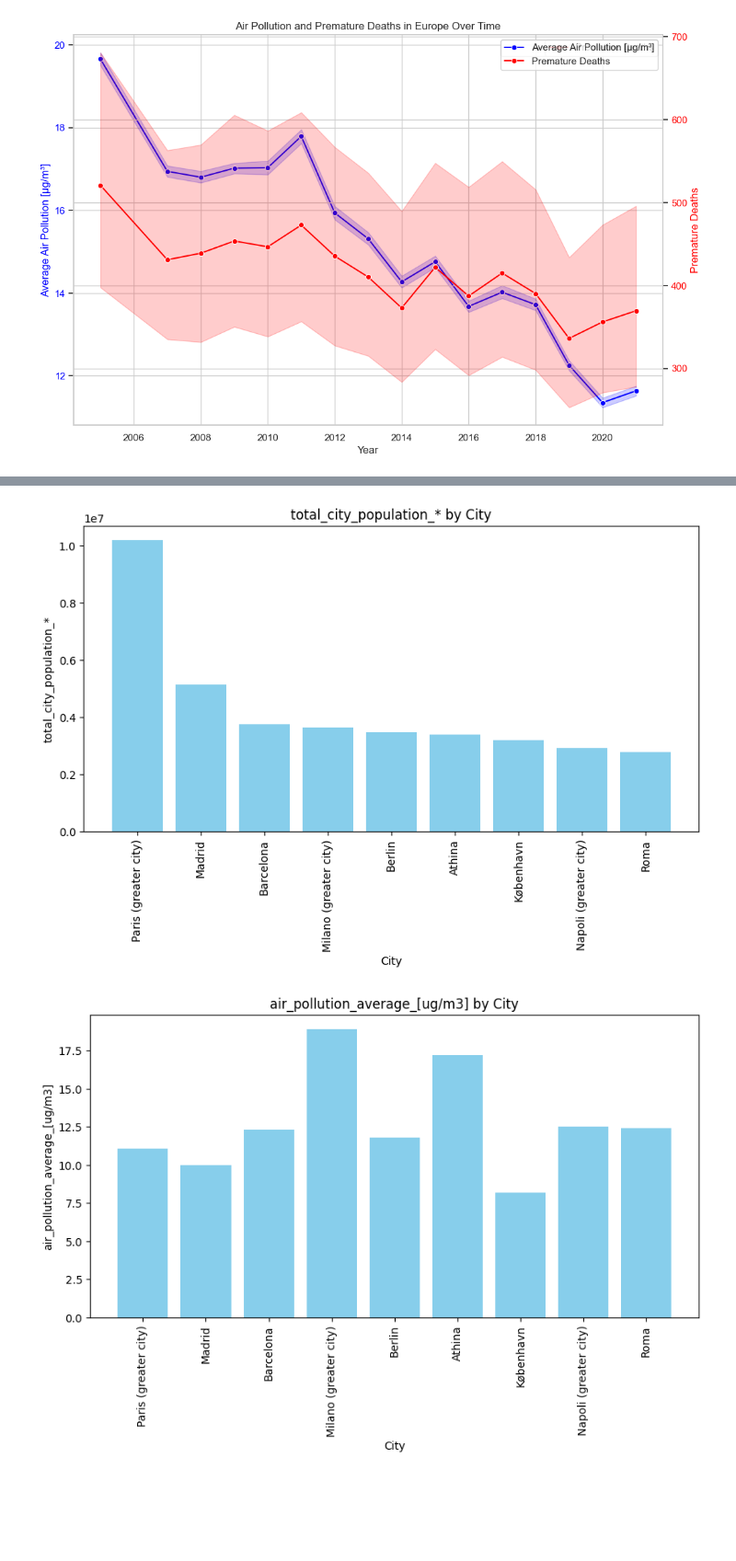
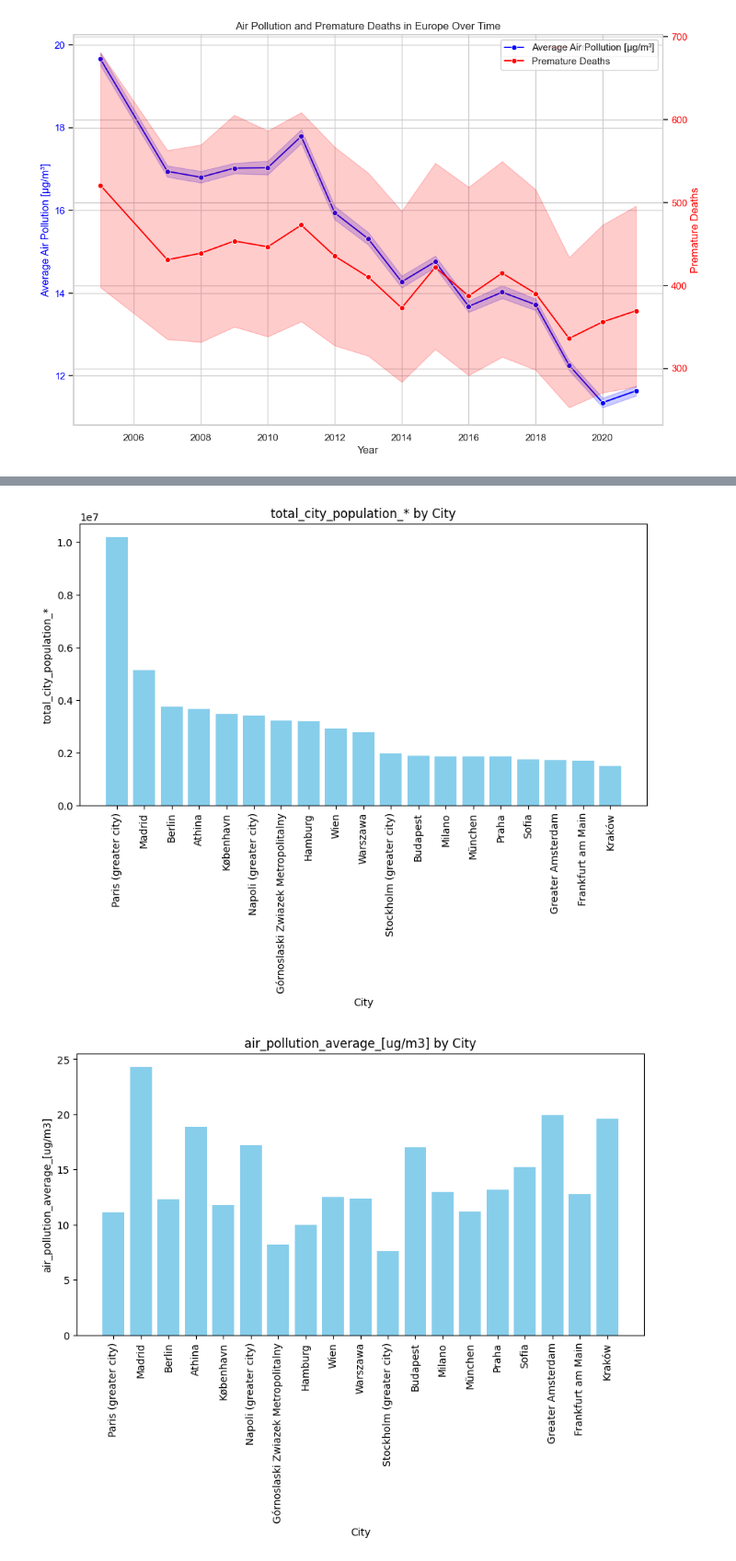
Before and after one commit to mauurits/ironhack_gpw3, a Jupyter notebook: notebooks/notebook_tania_gpw3.ipynb, the cells around one changed output, grey strips where cells are left out. Shown at 92% size. Saved outputs shown, nothing was run; the diff lists cells and outputs as text; code cells hidden in the pictures; blank space fills up the shorter version.

```diff
--- a/notebooks/notebook_tania_gpw3.ipynb
+++ b/notebooks/notebook_tania_gpw3.ipynb
@@ -189,2 +152,41 @@ df_scenario2021_sensitivity_bis = df_scenario2021_sensitivity[columns_to_keep]
+# %%
+# Step 1: Filter the DataFrame for the year 2021
+df_2021 = df_cleanedgpw3[df_cleanedgpw3['year'] == 2021]
+
+# Step 2: Sort the DataFrame by 'total_city_population_*' in descending order
+df_sorted = df_2021.sort_values(by='total_city_population_*', ascending=False)
+
+# Step 3: Drop rows where the 'city' value is 'All Urban Centres in EU27' or 'All Urban Centres in a Country'
+cities_to_exclude = ['All Urban Centres in EU27', 'All Urban Centres in a Country']
+df_sorted_filtered = df_sorted[~df_sorted['city'].isin(cities_to_exclude)]
+
+# Step 4: Drop rows where 'city_boundary_specification_(lau/grid)' is not 'ESTAT Urban Audit Cities (LAU)'
+df_final_filtered = df_sorted_filtered[df_sorted_filtered['city_boundary_specification_(lau/grid)'] == 'ESTAT Urban Audit Cities (LAU)']
+
+# Step 5: Drop duplicates to ensure unique maximum values
+df_unique = df_final_filtered.drop_duplicates(subset='total_city_population_*')
+
+# Step 6: Create 3 tables per scenario
+#df_scenario2005 = df_unique[df_unique['health_risk_scenario'] == 'WHO_2005_HRAPIE_Scen_Base'].reset_index(drop=True).head(10)
+#df_scenario2021_base = df_unique[df_unique['health_risk_scenario'] == 'WHO_2021_AQG_Scen_Sensitivity_2'].reset_index(drop=True).head(10)
+#df_scenario2021_sensitivity = df_unique[df_unique['health_risk_scenario'] == 'WHO_2021_AQG_Scen_Sensitivity_2'].reset_index(drop=True).head(10)
+
+df_scenario2005 = df_unique[df_unique['health_risk_scenario'] == 'WHO_2005_HRAPIE_Scen_Base'].reset_index(drop=True).iloc[:10]
+df_scenario2021_base = df_unique[df_unique['health_risk_scenario'] == 'WHO_2021_AQG_Scen_Sensitivity_2'].reset_index(drop=True).iloc[:10]
+df_scenario2021_sensitivity = df_unique[df_unique['health_risk_scenario'] == 'WHO_2021_AQG_Scen_Sensitivity_2'].reset_index(drop=True).iloc[:10]
+
+# Step 7: Keep only the columns you want to retain
+columns_to_keep = ['city', 'total_city_population_*', 'air_pollution_average_[ug/m3]', 'premature_deaths', 'years_of_life_lost', 'density']
+df_scenario2005_bis = df_scenario2005[columns_to_keep].copy()
+df_scenario2021_base_bis = df_scenario2021_base[columns_to_keep].copy()
+df_scenario2021_sensitivity_bis = df_scenario2021_sensitivity[columns_to_keep].copy()
+
+# Step 8: Add a 'source' column to each DataFrame
+df_scenario2005_bis.loc[:, 'source'] = 'df_scenario2005_bis'
+df_scenario2021_base_bis.loc[:, 'source'] = 'df_scenario2021_base_bis'
+df_scenario2021_sensitivity_bis.loc[:, 'source'] = 'df_scenario2021_sensitivity_bis'
+
+# Create a common dataset
+df_top10 = pd.concat([df_scenario2005_bis, df_scenario2021_base_bis, df_scenario2021_sensitivity_bis], ignore_index=True)
 # %%
 print("List of the 10 largest cities in Europe:")
@@ -224,16 +230,16 @@ max          3061.000000        33103.000000  12431.614786
 # %%
 columns_to_plot = ['total_city_population_*', 'air_pollution_average_[ug/m3]', 'premature_deaths', 'years_of_life_lost', 'density']
 
 for column in columns_to_plot:
     plt.figure(figsize=(10, 5))
-    plt.bar(df_top10_bis['city'], df_top10_bis[column], color='skyblue')
+    plt.bar(df_top10['city'], df_top10_bis[column], color='skyblue')
     plt.xticks(rotation=90)
     plt.title(f'{column} by City')
     plt.xlabel('City')
     plt.ylabel(column)
     plt.show()
 # Set the x-axis labels to smaller font size
    # plt.xticks(ticks=range(len(df_scenario2021_sensitivity_bis['city'])), labels=[city.lower() for city in df_scenario2021_sensitivity_bis['city']], fontsize=10)
 # %% [output]
-[figure, old version]
+[figure, new version]
-[figure, old version]
+[figure, new version]
```
Also changed, not shown: parts of 5 cells of this notebook.
